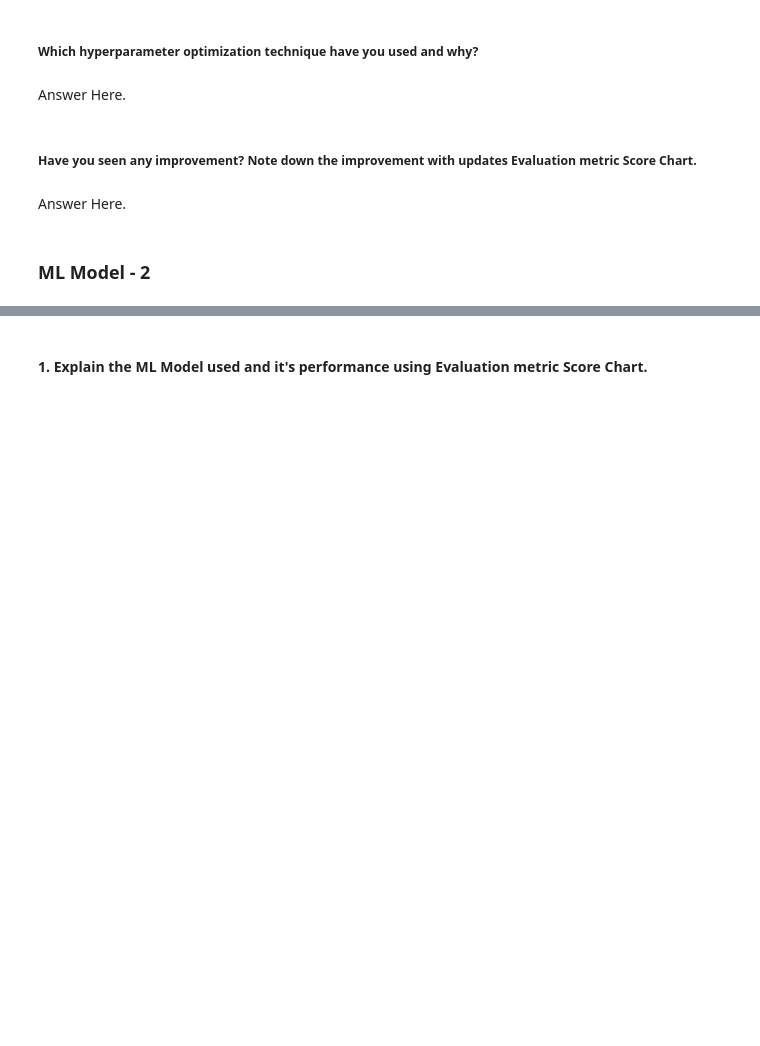
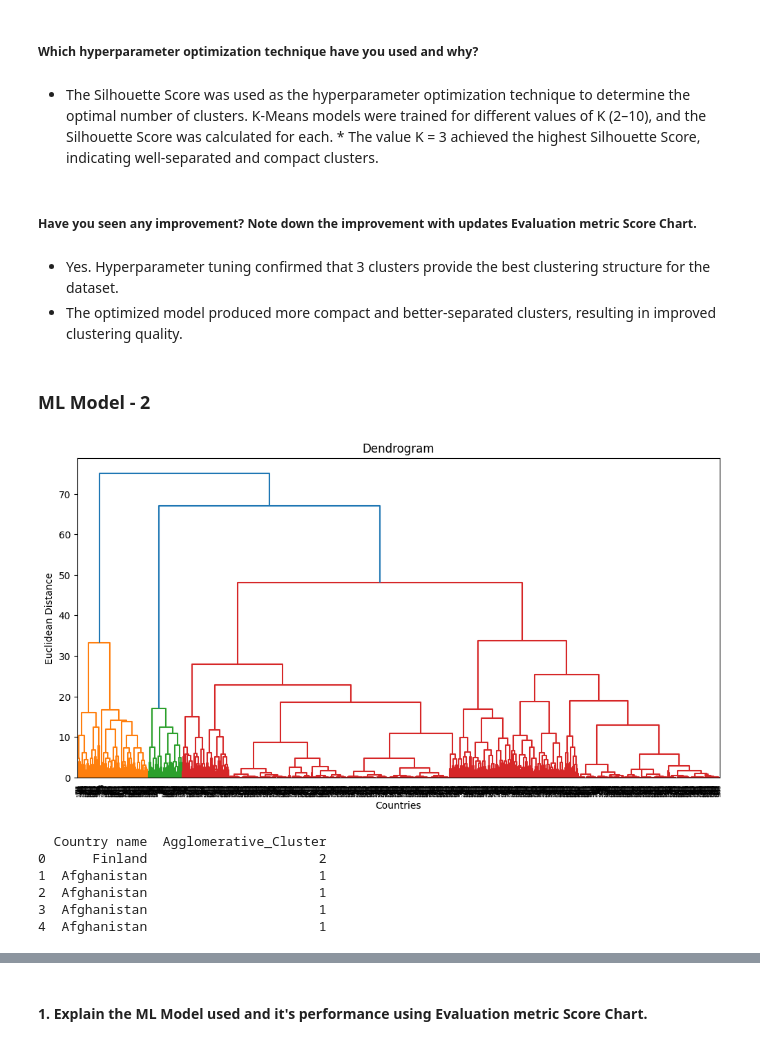
Before and after one commit to GEE2007/world-happiness-clustering, a Jupyter notebook: world_happiness_clustering.ipynb, the cells around one changed output, grey strips where cells are left out. Drawn from its saved outputs; the diff is of its cells as text; code cells hidden in the pictures; blank space fills up the shorter version.

```diff
--- a/world_happiness_clustering.ipynb
+++ b/world_happiness_clustering.ipynb
@@ -1114,10 +1280,45 @@ Answer Here.
 # %% [markdown]
 ##### Which hyperparameter optimization technique have you used and why?
-# %% [markdown]
-Answer Here.
+# %% [markdown]
+* The Silhouette Score was used as the hyperparameter optimization technique to determine the optimal number of clusters. K-Means models were trained for different values of K (2–10), and the Silhouette Score was calculated for each. * The value K = 3 achieved the highest Silhouette Score, indicating well-separated and compact clusters.
 # %% [markdown]
 ##### Have you seen any improvement? Note down the improvement with updates Evaluation metric Score Chart.
-# %% [markdown]
-Answer Here.
+# %% [markdown]
+* Yes. Hyperparameter tuning confirmed that 3 clusters provide the best clustering structure for the dataset.
+* The optimized model produced more compact and better-separated clusters, resulting in improved clustering quality.
 # %% [markdown]
 ### ML Model - 2
+# %%
+from scipy.cluster.hierarchy import linkage, dendrogram
+
+plt.figure(figsize=(12,6))
+
+dendrogram(
+    linkage(X_pca, method='ward')
+)
+
+plt.title("Dendrogram")
+plt.xlabel("Countries")
+plt.ylabel("Euclidean Distance")
+
+plt.show()
+# %% [output]
+[figure, added]
+# %%
+from sklearn.cluster import AgglomerativeClustering
+
+agg = AgglomerativeClustering(
+    n_clusters=3,
+    linkage='ward'
+)
+
+df["Agglomerative_Cluster"] = agg.fit_predict(X_pca)
+
+print(df[["Country name","Agglomerative_Cluster"]].head())
+# %% [output]
+  Country name  Agglomerative_Cluster
+0      Finland                      2
+1  Afghanistan                      1
+2  Afghanistan                      1
+3  Afghanistan                      1
+4  Afghanistan                      1
```
Also changed, not shown: parts of 47 cells of this notebook.
